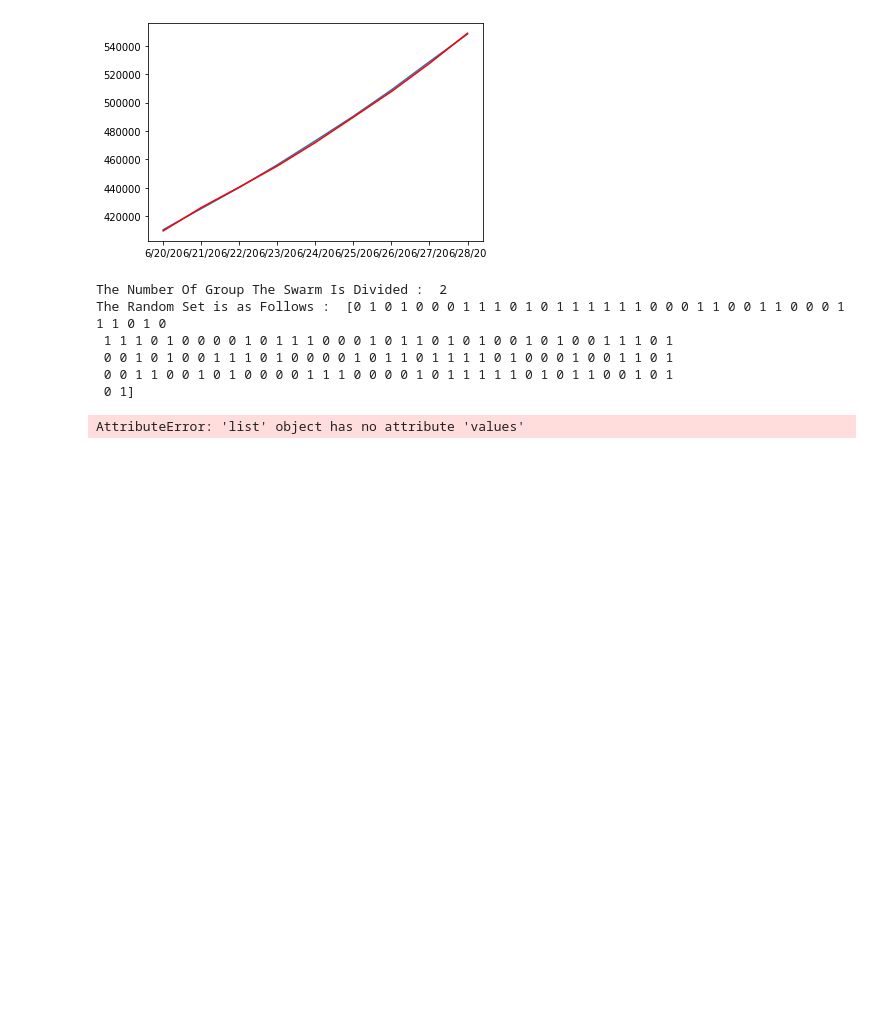
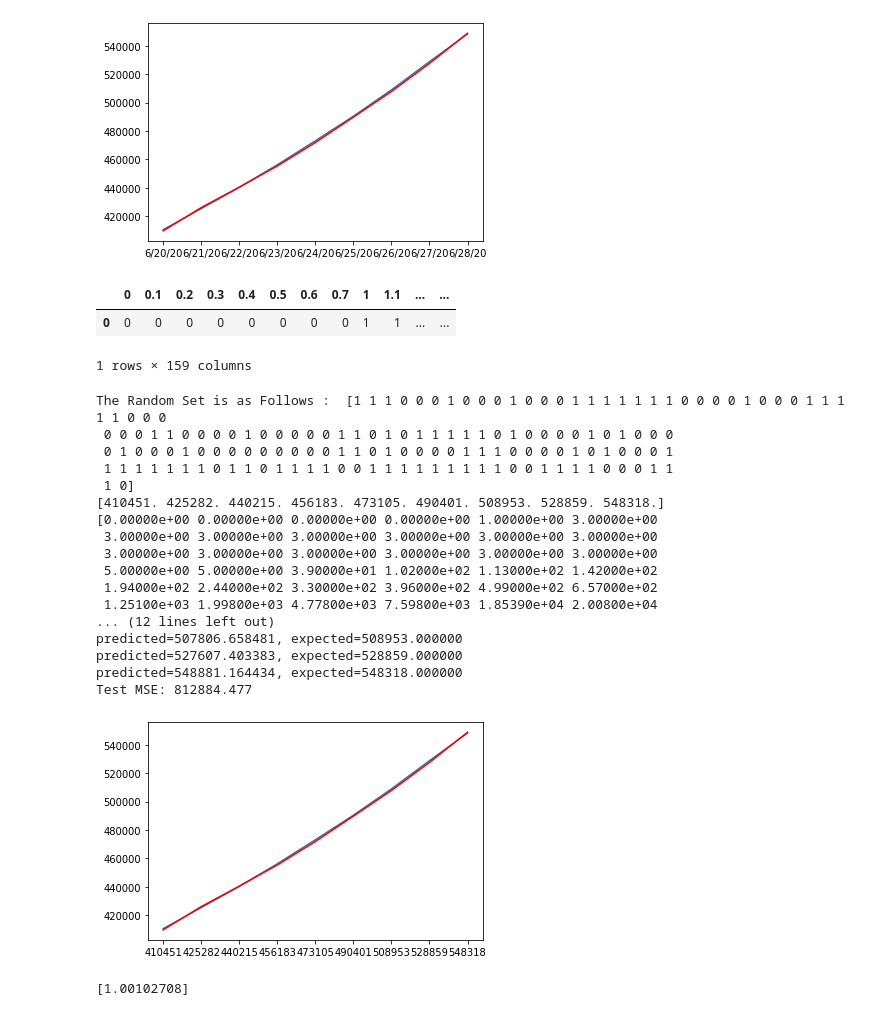
Before and after one commit to decipher07/Chicken-Swarm-Optimization, a Jupyter notebook: Dataset-Usage/Covid-Total-Positive-Cases/Covid-Data.ipynb, the cells around one changed output. Saved outputs shown, nothing was run; the diff lists cells and outputs as text; code cells hidden in the pictures; blank space fills up the shorter version.

Commit message:
Added A Functional Build

```diff
--- a/Dataset-Usage/Covid-Total-Positive-Cases/Covid-Data.ipynb
+++ b/Dataset-Usage/Covid-Total-Positive-Cases/Covid-Data.ipynb
@@ -150,6 +150,13 @@ predicted=527607.403383, expected=528859.000000
 predicted=548881.164434, expected=548318.000000
 Test MSE: 812884.477
 [figure]
+# %%
+data = pd.read_csv('India-cases.csv')
+data
+# %% [output]
+|  | 0 | 0.1 | 0.2 | 0.3 | 0.4 | 0.5 | 0.6 | 0.7 | 1 | 1.1 | ... | ... |
+| 0 | 0 | 0 | 0 | 0 | 0 | 0 | 0 | 0 | 1 | 1 | ... | ... |
+1 rows × 159 columns
 # %%
 from sklearn.ensemble import RandomForestClassifier
 from sklearn.datasets import make_classification
@@ -172,7 +179,7 @@ def fitness_function(x):
         Defining The Feature Sets Is Done , Furthur , The data needs to be divided into training and testing set , following of which will yield us the desired Prediction
     '''
 
-    dataset_for_selected_features = np.zeros((188, counter_for_number_of_features_to_be_selected))
+    dataset_for_selected_features = np.zeros((1, counter_for_number_of_features_to_be_selected))
     counter_column = 0 # Will be Used in Registering Elements in 2D Array
 
     for index in range(len(x[0])): # In Our Case 32
@@ -192,41 +199,84 @@ def fitness_function(x):
             counter_column += 1
 
     '''
         Defining The Training Dataset , The Model Is being Trained on feature total set of 32 and being tested for the set of 36
     '''
 
-    dataset_training = np.zeros((188, 9))
+    dataset_training = np.zeros((1, 9))
 
     for index in range(9):
         trained_column = data.iloc[:, 150+index]
         trained_array = np.array(trained_column)
 
         for index_for_rows in range(len(dataset_training)):
 
             if trained_column[index_for_rows] == '?':
                 dataset_training[index_for_rows][index] = -1
             else :
                 dataset_training[index_for_rows][index] = trained_array[index_for_rows]
 
-    history = [x for x in dataset_for_selected_features]
+    print(dataset_training[0])
+    print(dataset_for_selected_features[0])
+    train, test = dataset_for_selected_features.loc[0][0:150], data.loc[0][150:159]
+    history = [x for x in train]
     predictions = list()
-    for t in range(len(dataset_training)):
-            model = ARIMA(history.values.reshape(-1).tolist(), order=(5,1,0))
+    for t in range(len(test)):
+            model = ARIMA(history, order=(5,1,0))
             model_fit = model.fit(disp=0)
             output = model_fit.forecast()
             yhat = output[0]
             predictions.append(yhat)
             obs = test[t]
             history.append(obs)
-            print('predicted=%f, expected=%f' % (yhat, obs))
-    error = mean_squared_error(dataset_training, predictions)
+            #print('predicted=%f, expected=%f' % (yhat, obs))
+    error = mean_squared_error(test, predictions)
     print('Test MSE: %.3f' % error)
     # plot
-    pyplot.plot(dataset_training)
+    pyplot.plot(test)
     pyplot.plot(predictions, color='red')
     pyplot.show()
+    print((yhat/obs))
+#     history = [x for x in dataset_for_selected_features]
+#     predictions = list()
+#     for t in range(len(dataset_training)):
+#             model = ARIMA(dataset_for_selected_features, order=(5,1,0))
+#             model_fit = model.fit(disp=0)
+#             output = model_fit.forecast()
+#             yhat = output[0]
+#             predictions.append(yhat)
+#             obs = test[t]
+#             history.append(obs)
+#             print('predicted=%f, expected=%f' % (yhat, obs))
+#     error = mean_squared_error(dataset_training, predictions)
+#     print('Test MSE: %.3f' % error)
+#     # plot
+#     pyplot.plot(dataset_training)
+#     pyplot.plot(predictions, color='red')
+#     pyplot.show()
 
-    return (yhat/obs)
+#     return (yhat/obs)
+
+fitness_function(np.random.randint(0, 2, (1, 150)))
+# %% [output]
+The Random Set is as Follows :  [1 1 1 0 0 0 1 0 0 0 1 0 0 0 1 1 1 1 1 1 1 0 0 0 0 1 0 0 0 1 1 1 1 1 0 0 0
+ 0 0 0 1 1 0 0 0 0 1 0 0 0 0 0 1 1 0 1 0 1 1 1 1 1 0 1 0 0 0 0 1 0 1 0 0 0
+ 0 1 0 0 0 1 0 0 0 0 0 0 0 0 0 1 1 0 1 0 0 0 0 1 1 1 0 0 0 0 1 0 1 0 0 0 1
+ 1 1 1 1 1 1 1 0 1 1 0 1 1 1 1 0 0 1 1 1 1 1 1 1 1 1 0 0 1 1 1 1 0 0 0 1 1
+ 1 0]
+[410451. 425282. 440215. 456183. 473105. 490401. 508953. 528859. 548318.]
+[0.00000e+00 0.00000e+00 0.00000e+00 0.00000e+00 1.00000e+00 3.00000e+00
+ 3.00000e+00 3.00000e+00 3.00000e+00 3.00000e+00 3.00000e+00 3.00000e+00
+ 3.00000e+00 3.00000e+00 3.00000e+00 3.00000e+00 3.00000e+00 3.00000e+00
+ 5.00000e+00 5.00000e+00 3.90000e+01 1.02000e+02 1.13000e+02 1.42000e+02
+ 1.94000e+02 2.44000e+02 3.30000e+02 3.96000e+02 4.99000e+02 6.57000e+02
+ 1.25100e+03 1.99800e+03 4.77800e+03 7.59800e+03 1.85390e+04 2.00800e+04
+... (12 lines left out)
+predicted=507806.658481, expected=508953.000000
+predicted=527607.403383, expected=528859.000000
+predicted=548881.164434, expected=548318.000000
+Test MSE: 812884.477
+[figure, added]
+[1.00102708]
 # %%
 Dn = 150
 
@@ -548,11 +598,3 @@ class ImplementingChickenSwarmOptimization :
 
 
 ImplementingChickenSwarmOptimization(10, 10, 2, 0.5)
-# %% [output]
-The Number Of Group The Swarm Is Divided :  2
-The Random Set is as Follows :  [0 1 0 1 0 0 0 1 1 1 0 1 0 1 1 1 1 1 1 0 0 0 1 1 0 0 1 1 0 0 0 1 1 1 0 1 0
- 1 1 1 0 1 0 0 0 0 1 0 1 1 1 0 0 0 1 0 1 1 0 1 0 1 0 0 1 0 1 0 0 1 1 1 0 1
- 0 0 1 0 1 0 0 1 1 1 0 1 0 0 0 0 1 0 1 1 0 1 1 1 1 0 1 0 0 0 1 0 0 1 1 0 1
- 0 0 1 1 0 0 1 0 1 0 0 0 0 1 1 1 0 0 0 0 1 0 1 1 1 1 1 0 1 0 1 1 0 0 1 0 1
- 0 1]
-AttributeError: 'list' object has no attribute 'values'
```
Also changed, not shown: parts of 1 cell of this notebook, 3 other files.
